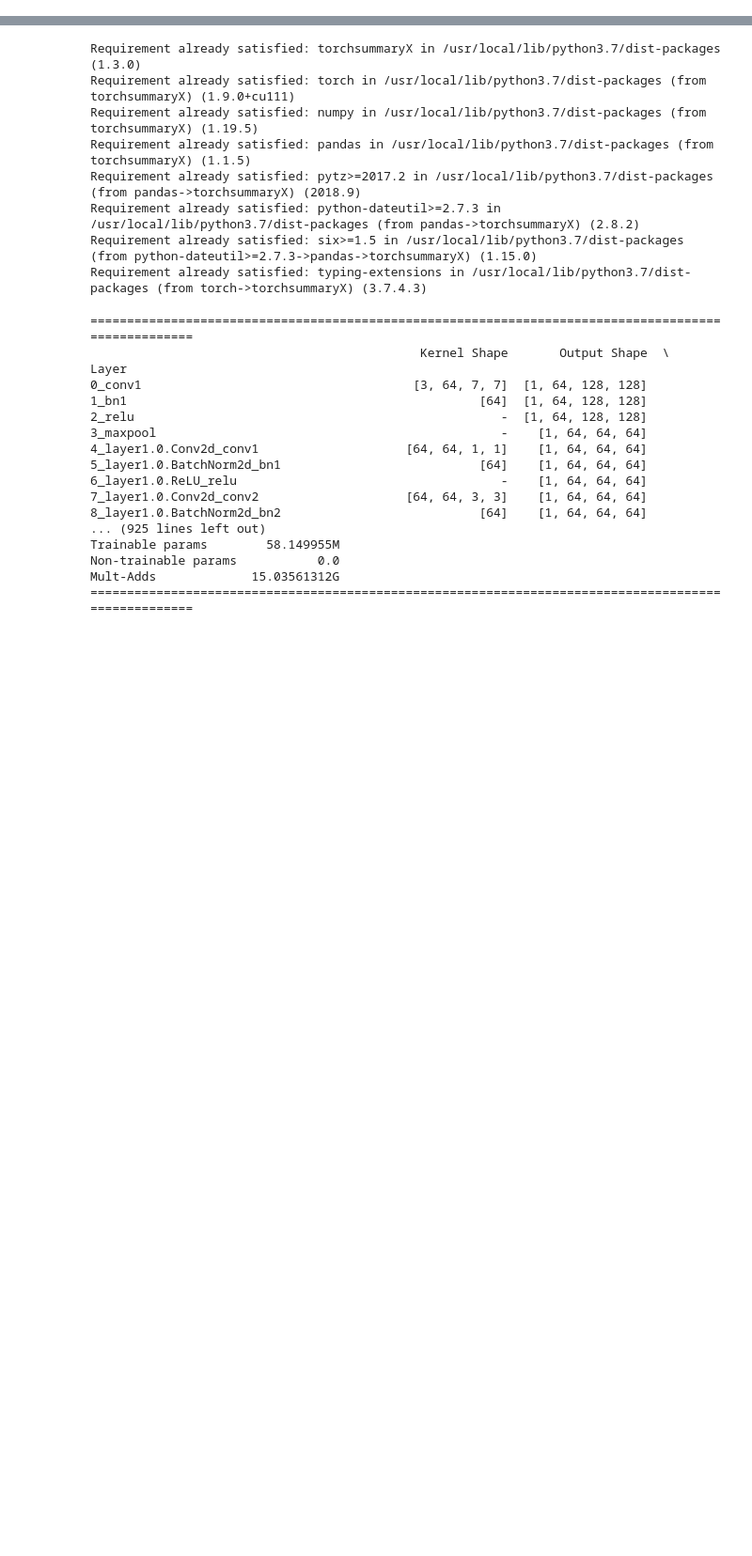
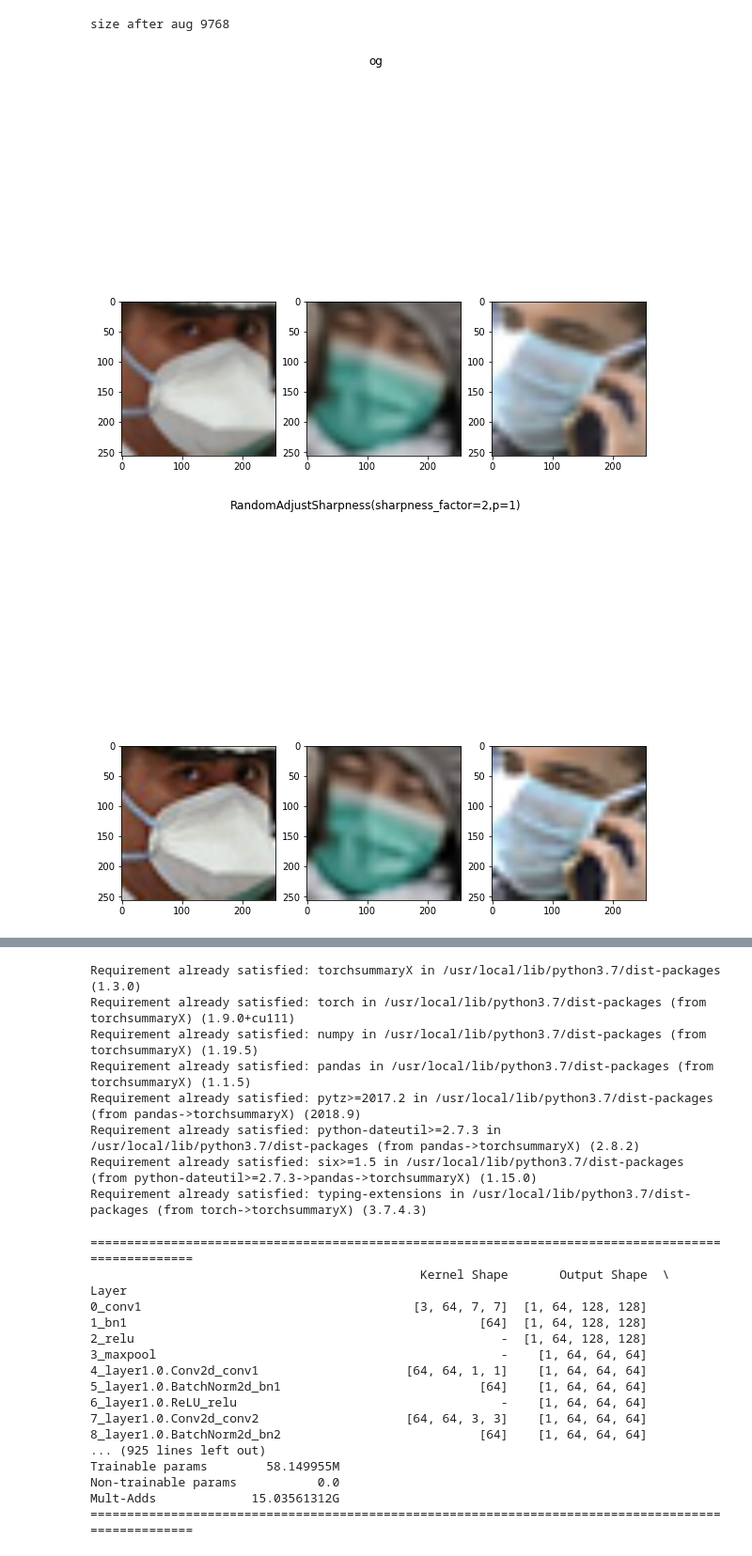
Before and after one commit to Walkier/NETE, a Jupyter notebook: project.ipynb, the cells around one changed output, grey strips where cells are left out. Shown at 94% size. Cells and saved outputs as stored; diff of their text form; code cells hidden in the pictures; blank space fills up the shorter version.

```diff
--- a/project.ipynb
+++ b/project.ipynb
@@ -131,0 +177,21 @@ plt.imshow(trial[0][0])
+# %%
+augmentations = [transforms.GaussianBlur(3, sigma=(0.1, 2.0)),
+                 transforms.RandomAdjustSharpness(2, p=1),
+                 transforms.ColorJitter(brightness=0.5, contrast=0.3, saturation=0.3)]
+augtrainset = AugImageDataset(DATAPATH + '/train.csv', transform, augmentations)
+print('size after aug', len(augtrainset))
+
+#visualize augmentations
+show_count = len(augmentations) + 1
+num = 3
+for i in range(show_count):
+    if i in [1]:
+        continue
+    fig, axis = plt.subplots(ncols=num, figsize=(10, 10))
+    fig.suptitle((['og'] + augmentations)[i])
+    for j in range(num):
+        axis[j].imshow(augtrainset[i*len(augtrainset.df)+j][0])
+# %% [output]
+size after aug 9768
+[figure, added]
+[figure, added]
```
Also changed, not shown: parts of 7 cells of this notebook, 1 other file.
